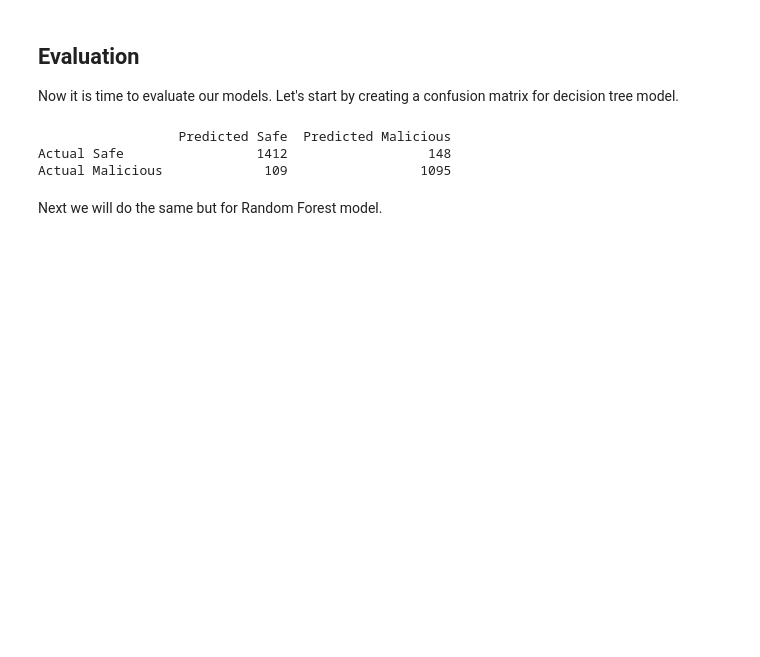
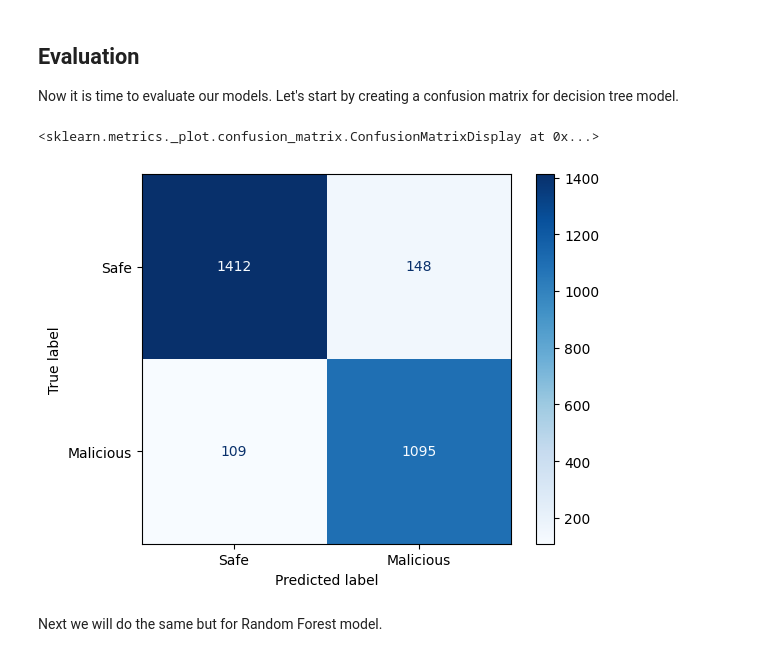
Before and after one commit to TheZink/MLL, a Jupyter notebook: Documents/DecisionTreesRandomForests/decision_trees_random_forests.ipynb, the cells around one changed output. Cells and saved outputs as stored; diff of their text form; code cells hidden in the pictures; blank space fills up the shorter version.

```diff
--- a/Documents/DecisionTreesRandomForests/decision_trees_random_forests.ipynb
+++ b/Documents/DecisionTreesRandomForests/decision_trees_random_forests.ipynb
@@ -117,23 +118,15 @@ Now it is time to evaluate our models. Let's start by creating a confusion matri
 # %%
 
 # Get predictions
 dt_preds = DecisionTreeModel.predict(X_test)
 
 # Compute confusion matrix
 cm = confusion_matrix(y_test, dt_preds, labels=[1, -1])  # 1=Safe, -1=Malicious
-
-# Convert to DataFrame with labels
-dt_confusion_matrix_df = pd.DataFrame(
-    cm,
-    index=['Actual Safe', 'Actual Malicious'],
-    columns=['Predicted Safe', 'Predicted Malicious']
-)
-
-print(dt_confusion_matrix_df)
+cmd = ConfusionMatrixDisplay(cm, display_labels=['Safe', 'Malicious'])
+cmd.plot(cmap=plt.cm.Blues)
 # %% [output]
-                  Predicted Safe  Predicted Malicious
-Actual Safe                 1412                  148
-Actual Malicious             109                 1095
+<sklearn.metrics._plot.confusion_matrix.ConfusionMatrixDisplay at 0x...>
+[figure, added]
 # %% [markdown]
 Next we will do the same but for Random Forest model.
 # %%
```
Also changed, not shown: parts of 4 cells of this notebook.
